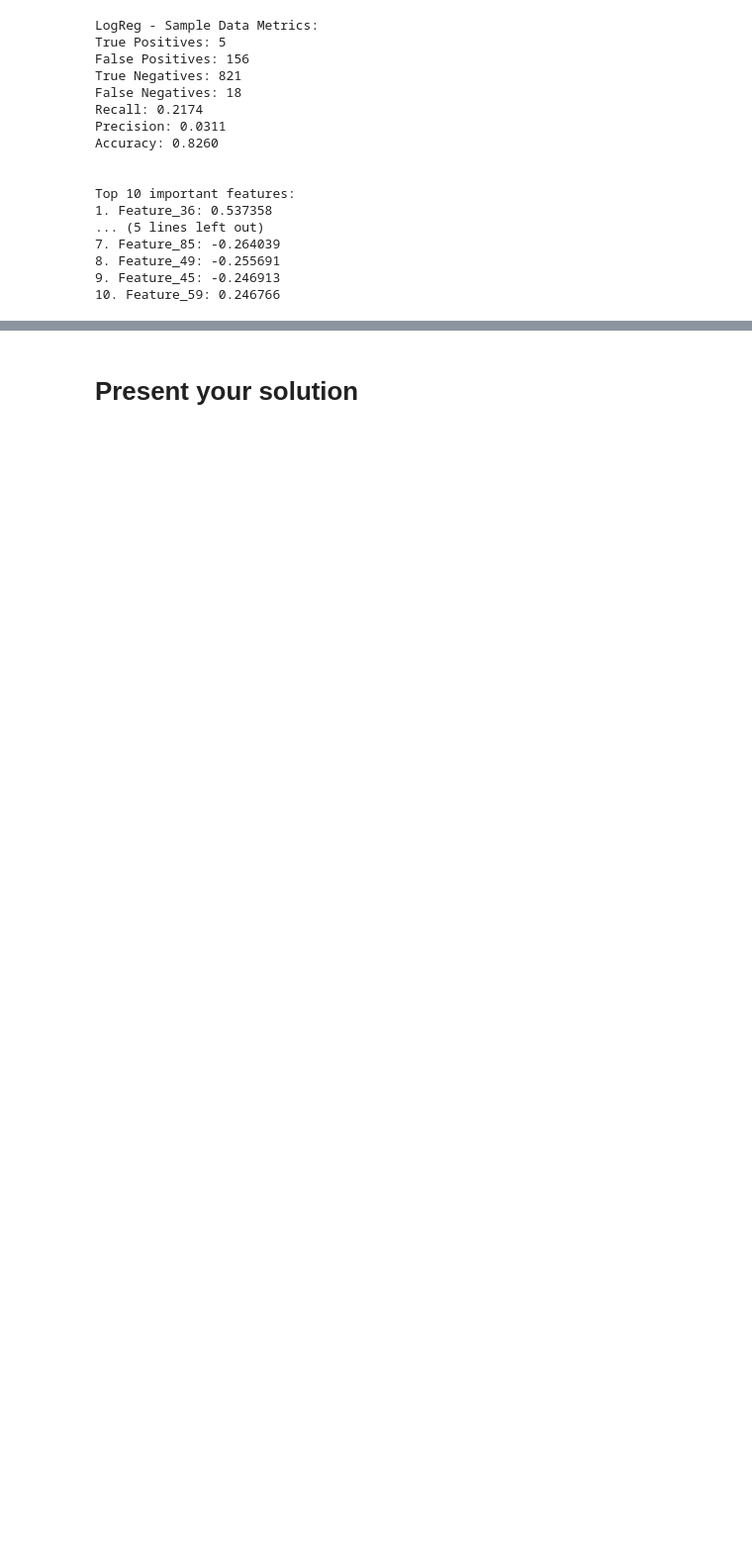
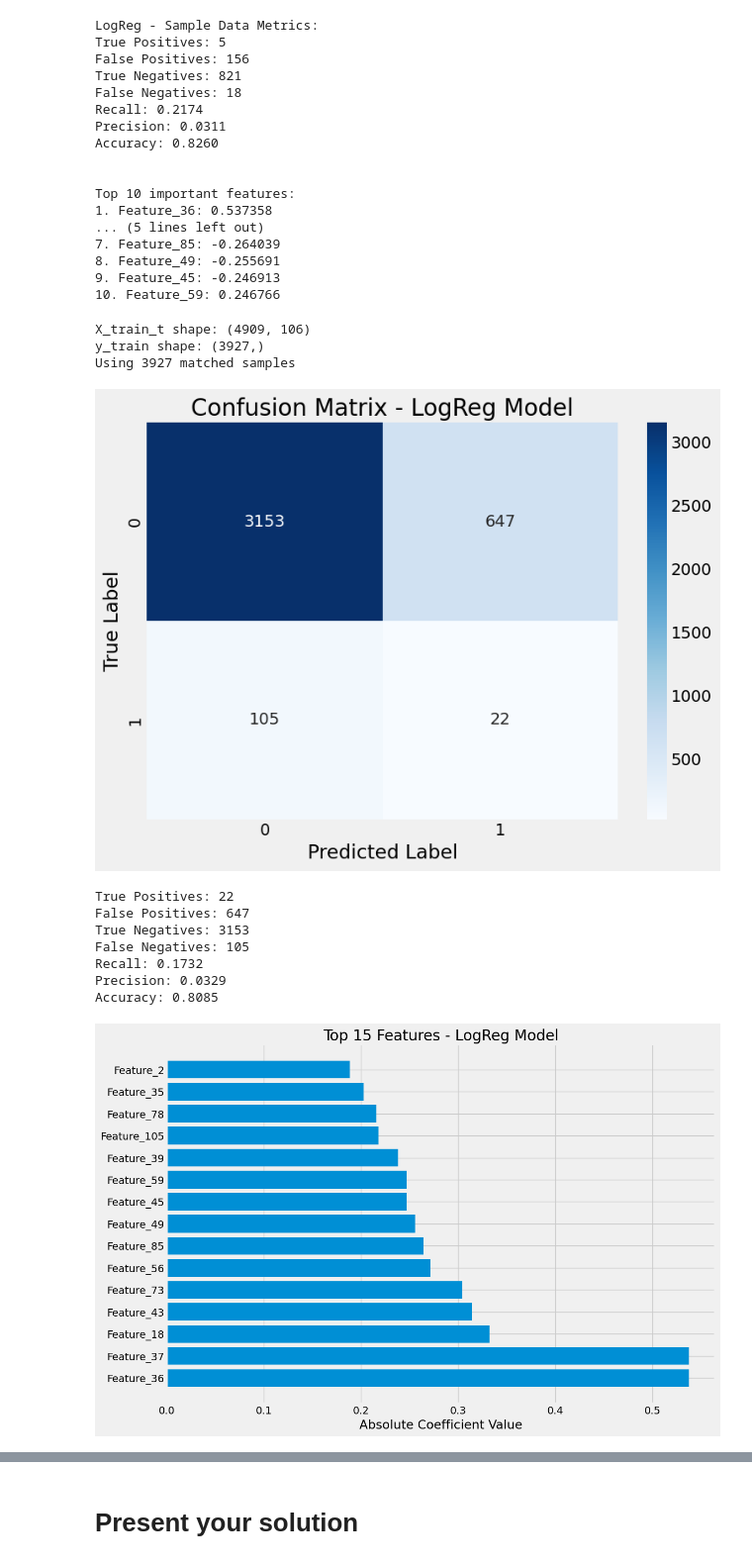
Before and after one commit to TeranG710/GORTFinal, a Jupyter notebook: bankrupt.ipynb, the cells around one changed output, grey strips where cells are left out. Shown at 99% size. Saved outputs shown, nothing was run; the diff lists cells and outputs as text; code cells hidden in the pictures; blank space fills up the shorter version.

Commit message:
fix graph to run full model

```diff
--- a/bankrupt.ipynb
+++ b/bankrupt.ipynb
@@ -1528,3 +1528,78 @@ Top 10 important features:
 8. Feature_49: -0.255691
 9. Feature_45: -0.246913
 10. Feature_59: 0.246766
+# %%
+# First, make sure X and y have the same number of samples
+print(f"X_train_t shape: {X_train_t.shape}")
+print(f"y_train shape: {y_train.shape if hasattr(y_train, 'shape') else len(y_train)}")
+
+# Option 1: Use only the samples that match
+min_samples = min(len(X_train_t), len(y_train))
+X_train_matched = X_train_t[:min_samples]
+y_train_matched = y_train[:min_samples]
+
+print(f"Using {min_samples} matched samples")
+
+# Option 2: Or just use the model's predictions directly
+y_pred_direct = best_models['LogReg_Tuned'].predict(X_train_matched)
+cm = confusion_matrix(y_train_matched, y_pred_direct)
+
+# Plot the confusion matrix
+plt.figure(figsize=(8, 6))
+sns.heatmap(cm, annot=True, fmt='d', cmap='Blues')
+plt.title("Confusion Matrix - LogReg Model")
+plt.ylabel('True Label')
+plt.xlabel('Predicted Label')
+plt.tight_layout()
+plt.show()
+
+# Calculate metrics
+tn, fp, fn, tp = cm.ravel()
+print(f"True Positives: {tp}")
+print(f"False Positives: {fp}")
+print(f"True Negatives: {tn}")
+print(f"False Negatives: {fn}")
+print(f"Recall: {tp / (tp + fn):.4f}")
+print(f"Precision: {tp / (tp + fp):.4f}")
+print(f"Accuracy: {(tp + tn) / (tp + tn + fp + fn):.4f}")
+
+# Get feature importance for LogReg model
+if hasattr(best_models['LogReg_Tuned'], 'coef_'):
+    # Get feature importance
+    coefficients = best_models['LogReg_Tuned'].coef_[0]
+
+    # Create feature names if not provided
+    feature_names = list(X_train_t.columns) if hasattr(X_train_t, 'columns') else [f"Feature_{i}" for i in range(X_train_t.shape[1])]
+
+    # Sort by absolute value
+    importance = np.abs(coefficients)
+    indices = np.argsort(importance)[::-1]
+
+    # Plot top features
+    top_n = 15
+    plt.figure(figsize=(12, 8))
+    plt.barh(range(top_n), importance[indices[:top_n]], align='center')
+    plt.yticks(range(top_n), [feature_names[i] for i in indices[:top_n]])
+    plt.xlabel('Absolute Coefficient Value')
+    plt.title('Top 15 Features - LogReg Model')
+    plt.tight_layout()
+    plt.show()
+
+    # Print top features
+    print(f"Top 15 important features for bankruptcy prediction:")
+    for i in range(top_n):
+        idx = indices[i]
+        print(f"{i+1}. {feature_names[idx]}: {coefficients[idx]:.6f}")
+# %% [output]
+X_train_t shape: (4909, 106)
+y_train shape: (3927,)
+Using 3927 matched samples
+[figure, added]
+True Positives: 22
+False Positives: 647
+True Negatives: 3153
+False Negatives: 105
+Recall: 0.1732
+Precision: 0.0329
+Accuracy: 0.8085
+[figure, added]
```
Also changed, not shown: parts of 1 cell of this notebook.
